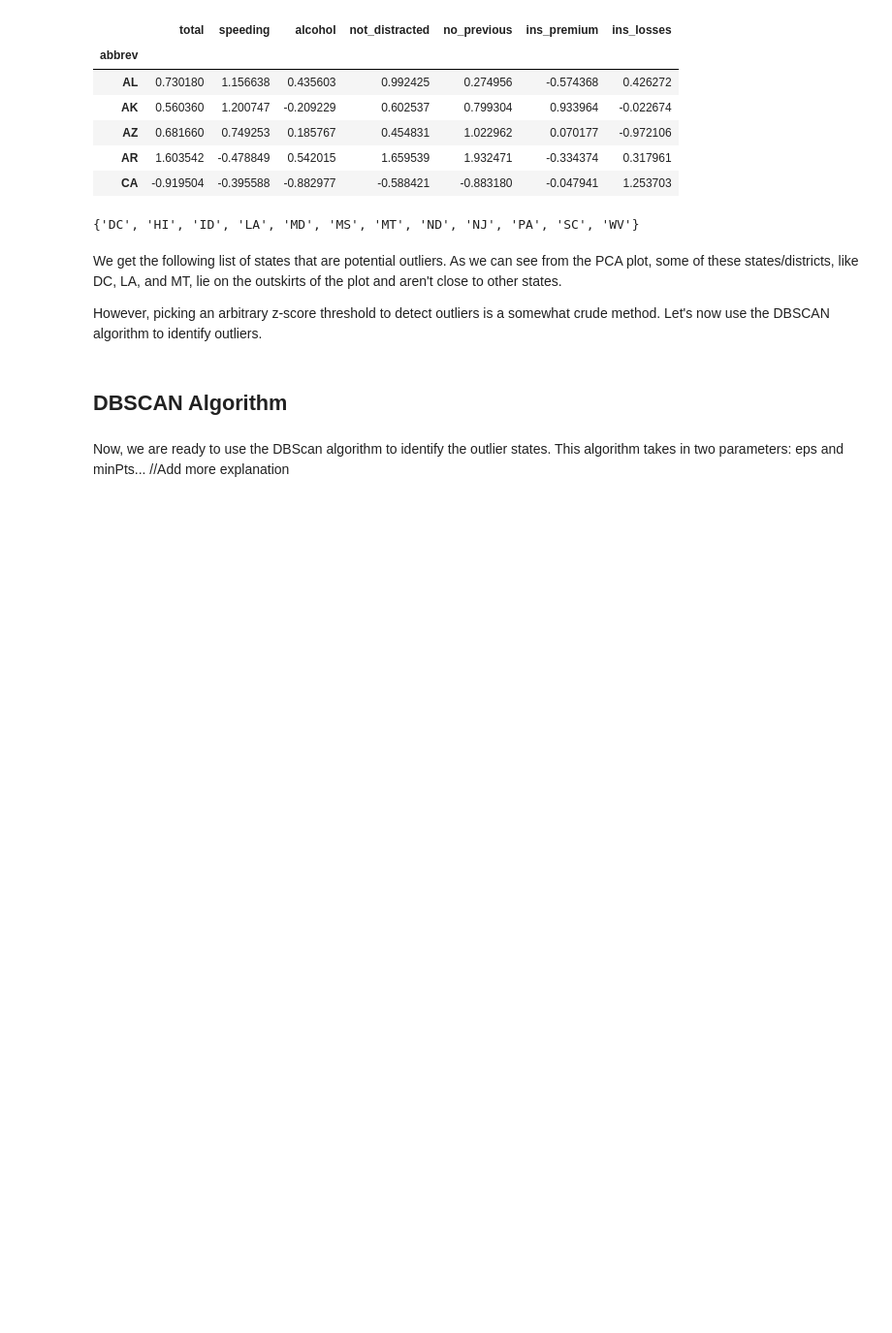
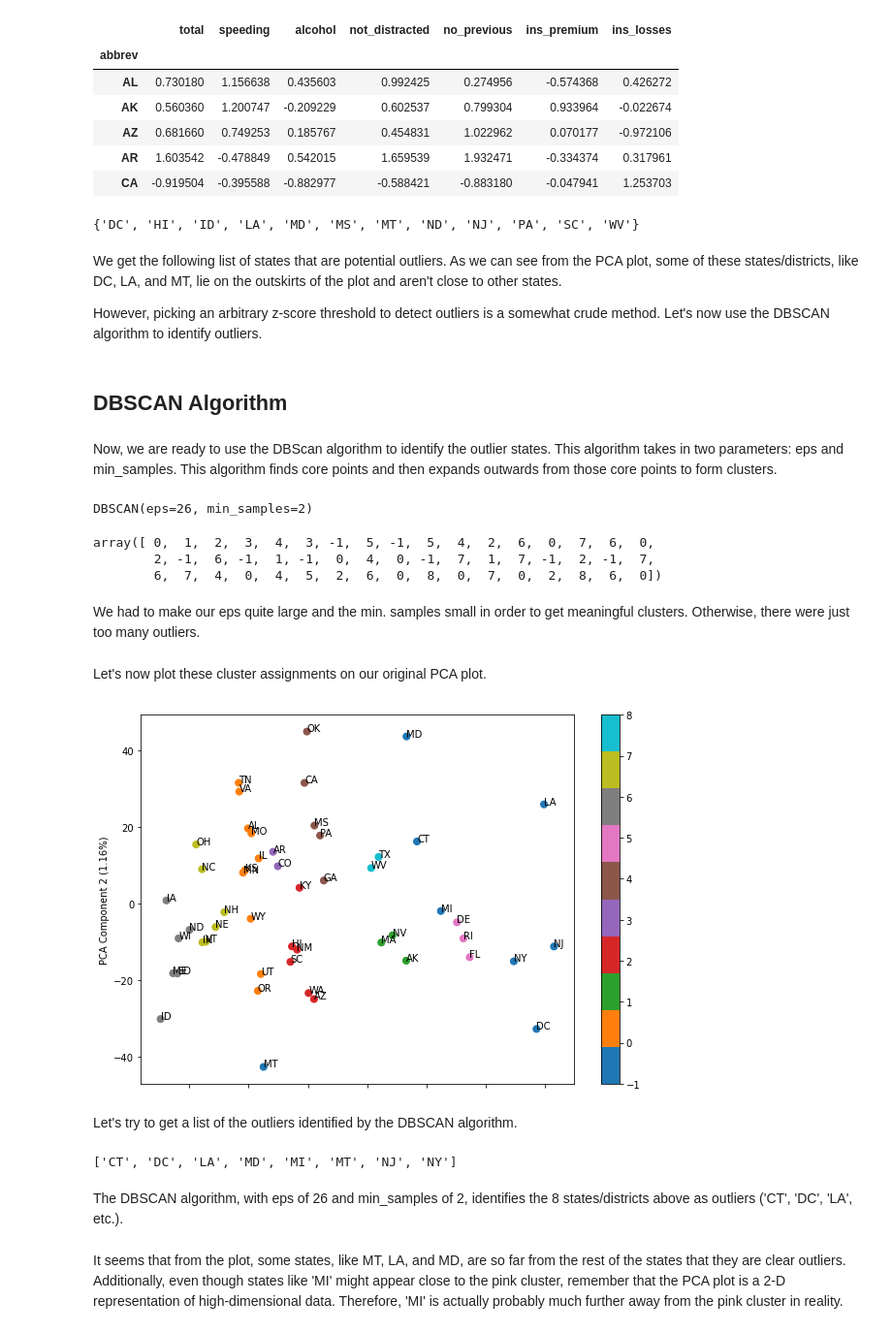
Before and after one commit to ahaldankar-vt/ahaldankar-vt.github.io, a Jupyter notebook: SampleBlog/posts/anomaly_detection/index.ipynb, the cells around one changed output. Shown at 97% size. Saved outputs shown, nothing was run; the diff lists cells and outputs as text; code cells hidden in the pictures; blank space fills up the shorter version.

Commit message:
Added code for the DBSCAN algorithm

```diff
--- a/SampleBlog/posts/anomaly_detection/index.ipynb
+++ b/SampleBlog/posts/anomaly_detection/index.ipynb
@@ -94,4 +94,40 @@ However, picking an arbitrary z-score threshold to detect outliers is a somewhat
 # %% [markdown]
 ## DBSCAN Algorithm
 # %% [markdown]
-Now, we are ready to use the DBScan algorithm to identify the outlier states. This algorithm takes in two parameters: eps and minPts... //Add more explanation
+Now, we are ready to use the DBScan algorithm to identify the outlier states. This algorithm takes in two parameters: eps and min_samples. This algorithm finds core points and then expands outwards from those core points to form clusters.
+# %%
+from sklearn.cluster import DBSCAN
+dbscan = DBSCAN(eps=26, min_samples=2)
+dbscan.fit(crashes_without_abbrev)
+# %% [output]
+DBSCAN(eps=26, min_samples=2)
+# %%
+dbscan.labels_
+# %% [output]
+array([ 0,  1,  2,  3,  4,  3, -1,  5, -1,  5,  4,  2,  6,  0,  7,  6,  0,
+        2, -1,  6, -1,  1, -1,  0,  4,  0, -1,  7,  1,  7, -1,  2, -1,  7,
+        6,  7,  4,  0,  4,  5,  2,  6,  0,  8,  0,  7,  0,  2,  8,  6,  0])
+# %% [markdown]
+We had to make our eps quite large and the min. samples small in order to get meaningful clusters. Otherwise, there were just too many outliers.
+# %% [markdown]
+Let's now plot these cluster assignments on our original PCA plot.
+# %%
+ax = crashes2D.plot.scatter(x=0, y=1, figsize=(10,7), c=dbscan.labels_, cmap='tab10', s=50)
+for ind,row in crashes2D.iterrows():
+    ax.text(row[0], row[1], ind)
+ax.set_xlabel('PCA Component 1 (98.67%)');
+ax.set_ylabel('PCA Component 2 (1.16%)');
+# ax.axvline(x=85, color='r')
+# %% [output]
+[figure, added]
+# %% [markdown]
+Let's try to get a list of the outliers identified by the DBSCAN algorithm.
+# %%
+outliers = [crashes2D.index[i] for i in range(len(dbscan.labels_)) if dbscan.labels_[i] == -1]
+outliers
+# %% [output]
+['CT', 'DC', 'LA', 'MD', 'MI', 'MT', 'NJ', 'NY']
+# %% [markdown]
+The DBSCAN algorithm, with eps of 26 and min_samples of 2, identifies the 8 states/districts above as outliers ('CT', 'DC', 'LA', etc.).
+# %% [markdown]
+It seems that from the plot, some states, like MT, LA, and MD, are so far from the rest of the states that they are clear outliers. Additionally, even though states like 'MI' might appear close to the pink cluster, remember that the PCA plot is a 2-D representation of high-dimensional data. Therefore, 'MI' is actually probably much further away from the pink cluster in reality.
```
